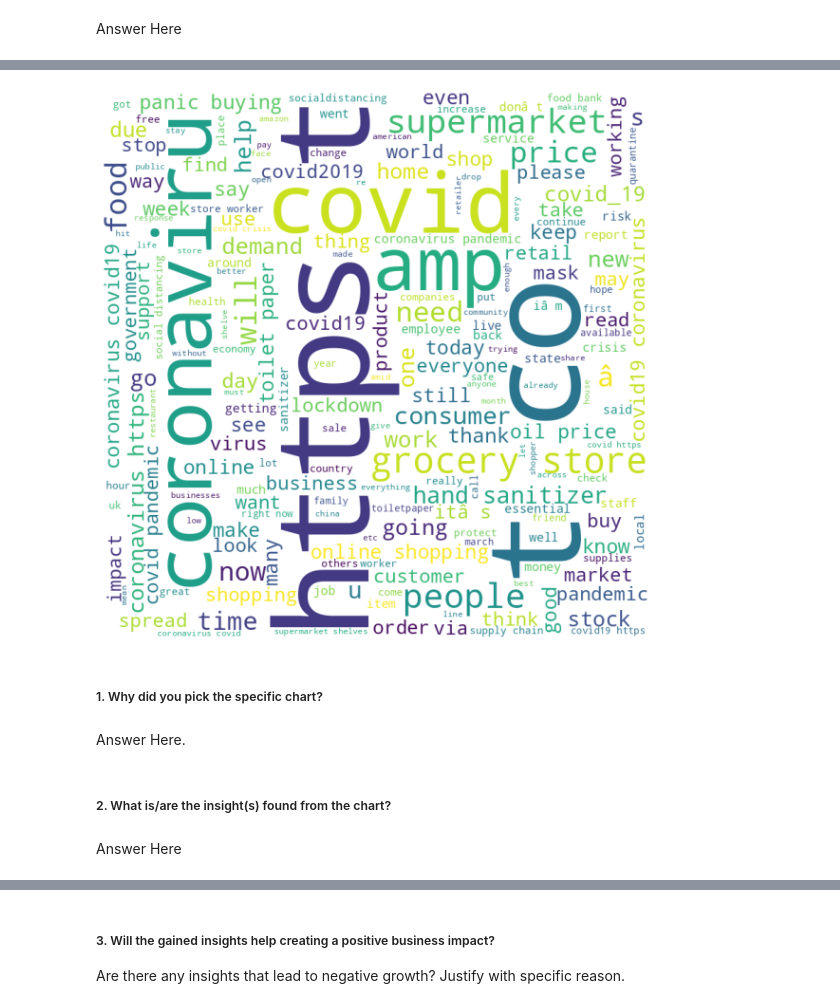
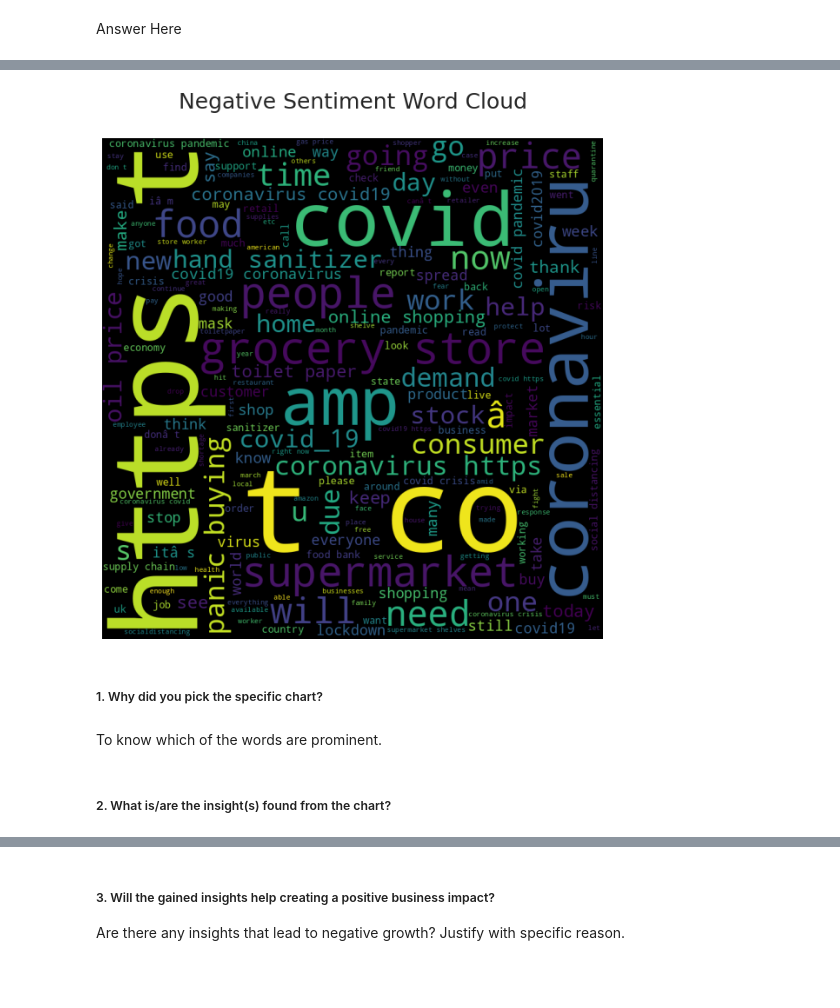
Before and after one commit to Jeetesh-KumarM/CAPSTONE-PROJECT-3-CLASSIFICATION, a Jupyter notebook: Coronavirus_Tweet_Sentiment_Analysis.ipynb, the cells around one changed output, grey strips where cells are left out. Cells and saved outputs as stored; diff of their text form; code cells hidden in the pictures; blank space fills up the shorter version.

```diff
--- a/Coronavirus_Tweet_Sentiment_Analysis.ipynb
+++ b/Coronavirus_Tweet_Sentiment_Analysis.ipynb
@@ -468,38 +469,36 @@ plt.show()
 # %%
-# iterate through the csv file
+# Word count for negative sentiment
 for val in dfn.OriginalTweet:
 
     # typecaste each val to string
     val = str(val)
 
     # split the value
     tokens = val.split()
 
     # Converts each token into lowercase
     for i in range(len(tokens)):
         tokens[i] = tokens[i].lower()
 
     comment_words += " ".join(tokens)+" "
 
 wordcloud = WordCloud(width = 800, height = 800,
-                background_color ='white',
+                background_color ='black',
                 stopwords = stopwords,
                 min_font_size = 10).generate(comment_words)
 
 # plot the WordCloud image
 plt.figure(figsize = (8, 8), facecolor = None)
 plt.imshow(wordcloud)
 plt.axis("off")
 plt.tight_layout(pad = 0)
-
+plt.title('Negative Sentiment Word Cloud\n',fontsize=25)
 plt.show()
 # %% [output]
-[figure, old version]
+[figure, new version]
 # %% [markdown]
 ##### 1. Why did you pick the specific chart?
-# %% [markdown]
-Answer Here.
+# %% [markdown]
+To know which of the words are prominent.
 # %% [markdown]
 ##### 2. What is/are the insight(s) found from the chart?
-# %% [markdown]
-Answer Here
```
Also changed, not shown: parts of 5 cells of this notebook.
